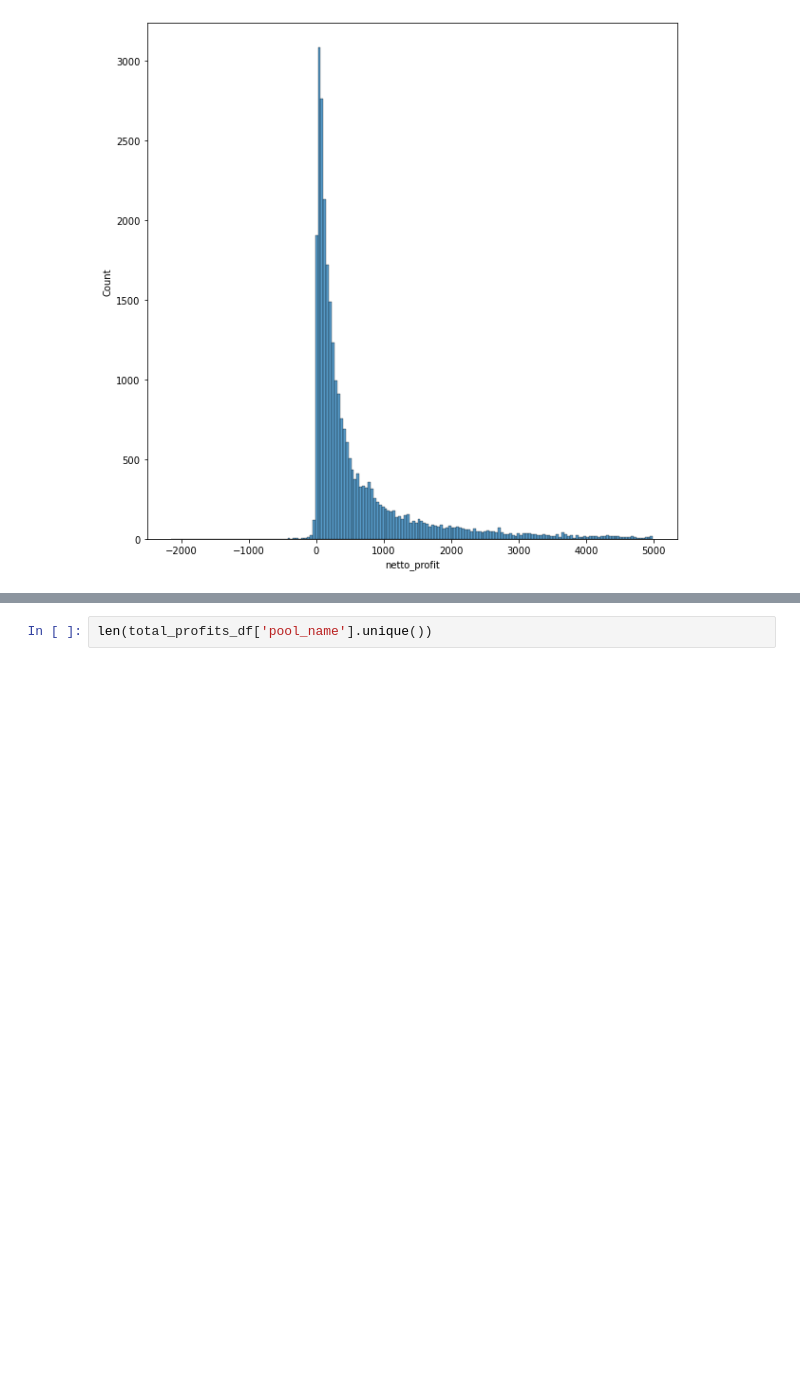
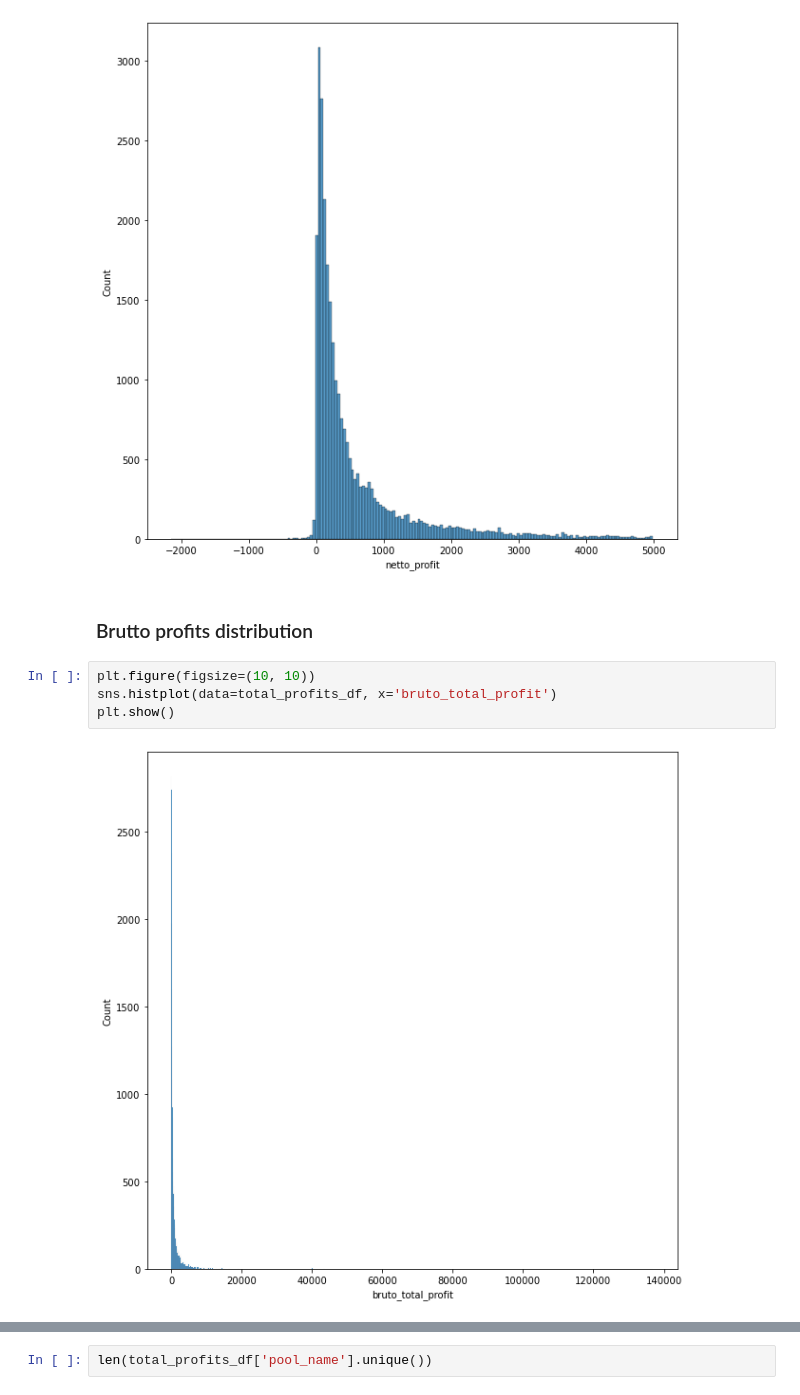
Before and after one commit to IX-Swap/data-science, a Jupyter notebook: simulations/uniswap_pools/total_mevs_with_gas_analysis.ipynb, the cells around one changed output, grey strips where cells are left out. Drawn from its saved outputs; the diff is of its cells as text; blank space fills up the shorter version.

Commit message:
adding brutto values distribution, zoomed gas costs charts

```diff
--- a/simulations/uniswap_pools/total_mevs_with_gas_analysis.ipynb
+++ b/simulations/uniswap_pools/total_mevs_with_gas_analysis.ipynb
@@ -830,3 +832,11 @@ sns.histplot(data=total_profits_df[total_profits_df['netto_profit'] < 5000], x='
 plt.show()
 # %% [output]
 [figure]
+# %% [markdown]
+### Brutto profits distribution
+# %%
+plt.figure(figsize=(10, 10))
+sns.histplot(data=total_profits_df, x='bruto_total_profit')
+plt.show()
+# %% [output]
+[figure, added]
```
Also changed, not shown: parts of 6 cells of this notebook.
